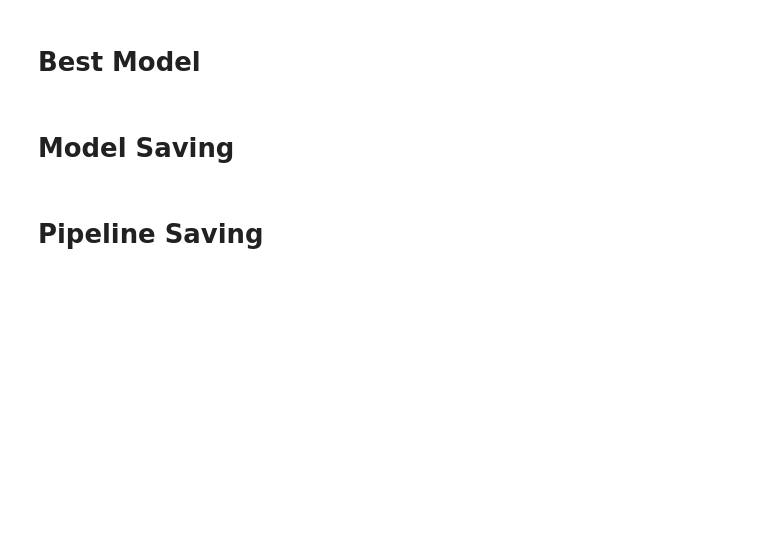
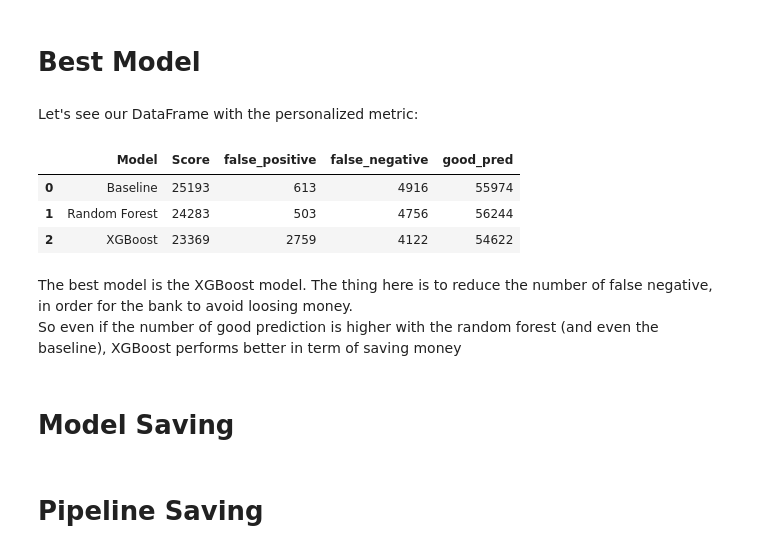
Before and after one commit to Julien-paulet/Ds_Projet7, a Jupyter notebook: P7_PAULET_JULIEN_MODEL.ipynb, the cells around one changed output. Drawn from its saved outputs; the diff is of its cells as text; code cells hidden in the pictures; blank space fills up the shorter version.

```diff
--- a/P7_PAULET_JULIEN_MODEL.ipynb
+++ b/P7_PAULET_JULIEN_MODEL.ipynb
@@ -397,4 +408,16 @@ len(ypred[(ypred >= 0.4) & (ypred <= 0.6)])
 # %% [markdown]
 # Best Model
+# %% [markdown]
+Let's see our DataFrame with the personalized metric:
+# %%
+scores
+# %% [output]
+|  | Model | Score | false_positive | false_negative | good_pred |
+| 0 | Baseline | 25193 | 613 | 4916 | 55974 |
+| 1 | Random Forest | 24283 | 503 | 4756 | 56244 |
+| 2 | XGBoost | 23369 | 2759 | 4122 | 54622 |
+# %% [markdown]
+The best model is the XGBoost model. The thing here is to reduce the number of false negative, in order for the bank to avoid loosing money. <br/>
+So even if the number of good prediction is higher with the random forest (and even the baseline), XGBoost performs better in term of saving money
 # %% [markdown]
 # Model Saving
```
Also changed, not shown: parts of 16 cells of this notebook, 1 other file.
